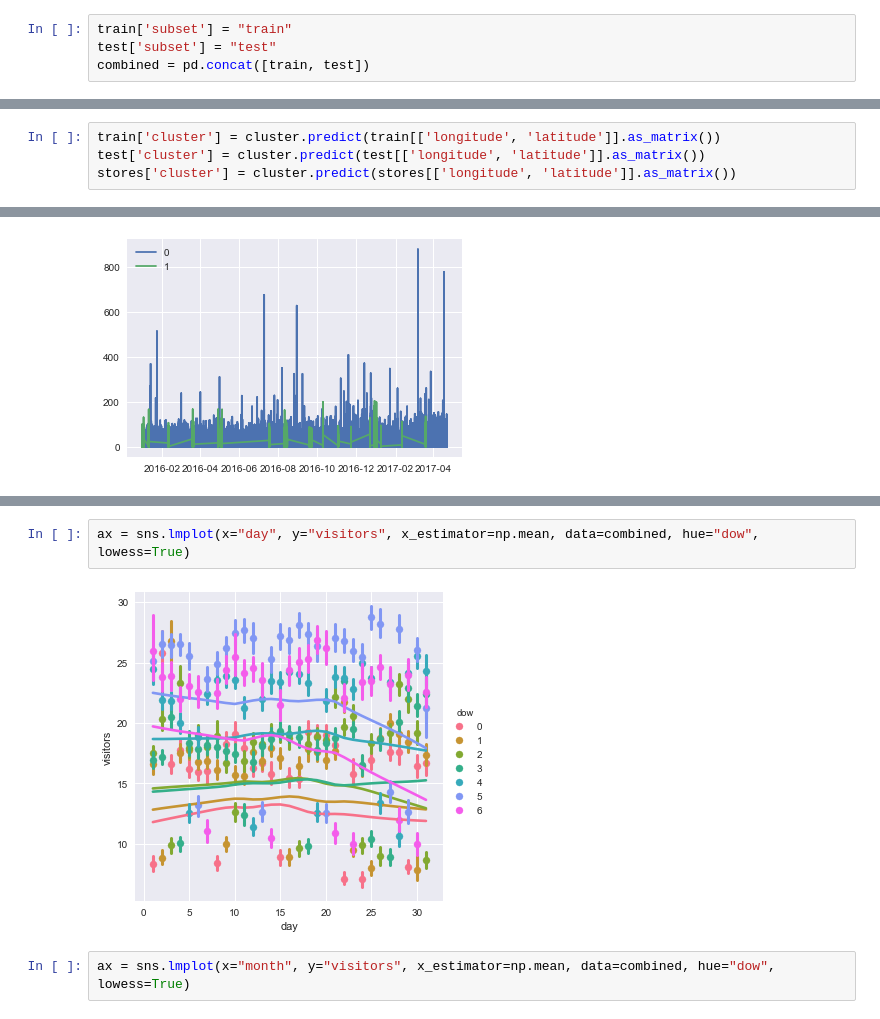
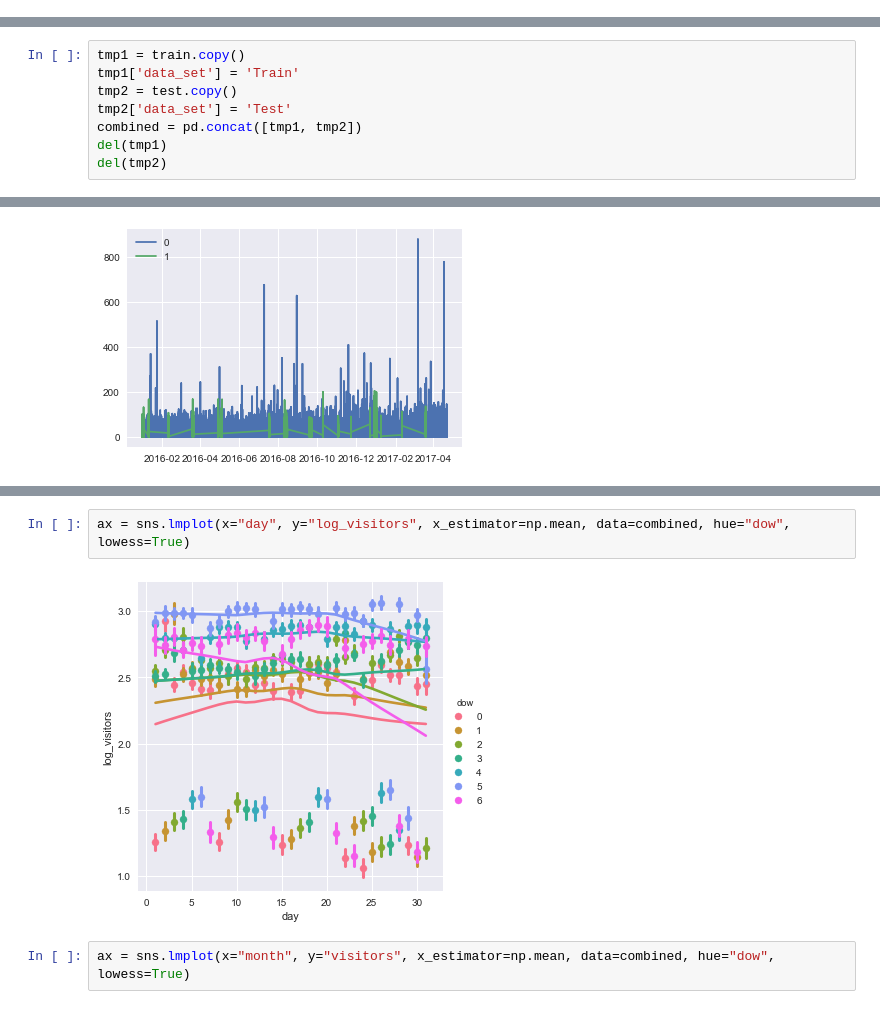
Before and after one commit to lamesen/RecruitRestaurantVisitorForecasting, a Jupyter notebook: ExploratoryDataAnalysis.ipynb, the cells around one changed output, grey strips where cells are left out. Cells and saved outputs as stored; diff of their text form.

```diff
--- a/ExploratoryDataAnalysis.ipynb
+++ b/ExploratoryDataAnalysis.ipynb
@@ -58,4 +49,0 @@ stores.head()
-# %%
-train['subset'] = "train"
-test['subset'] = "test"
-combined = pd.concat([train, test])
@@ -64,4 +49,0 @@ cluster = recruit_utils.cluster_regions(combined)
-# %%
-train['cluster'] = cluster.predict(train[['longitude', 'latitude']].as_matrix())
-test['cluster'] = cluster.predict(test[['longitude', 'latitude']].as_matrix())
-stores['cluster'] = cluster.predict(stores[['longitude', 'latitude']].as_matrix())
@@ -298,0 +54,8 @@ See the caveats in the documentation: http://pandas.pydata.org/pandas-docs/stabl
+# %%
+tmp1 = train.copy()
+tmp1['data_set'] = 'Train'
+tmp2 = test.copy()
+tmp2['data_set'] = 'Test'
+combined = pd.concat([tmp1, tmp2])
+del(tmp1)
+del(tmp2)
@@ -531,7 +356,7 @@ plot_pacf(ts.visitor_diff, lags=50)
 # %%
-ax = sns.lmplot(x="day", y="visitors", x_estimator=np.mean, data=combined, hue="dow", lowess=True)
+ax = sns.lmplot(x="day", y="log_visitors", x_estimator=np.mean, data=combined, hue="dow", lowess=True)
 # %% [output]
-[figure, old version]
+[figure, new version]
 # %%
 ax = sns.lmplot(x="month", y="visitors", x_estimator=np.mean, data=combined, hue="dow", lowess=True)
 # %% [output]
```
Also changed, not shown: parts of 34 cells of this notebook, 1 other file.
